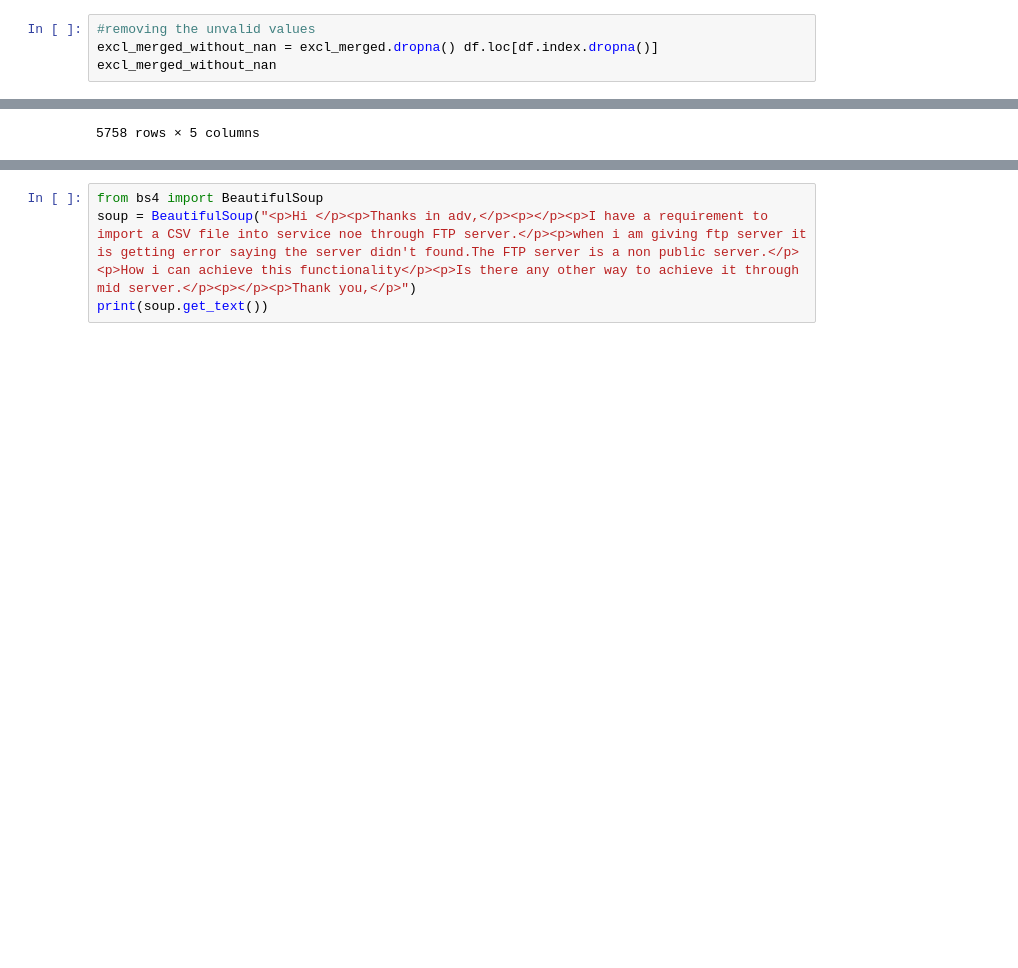
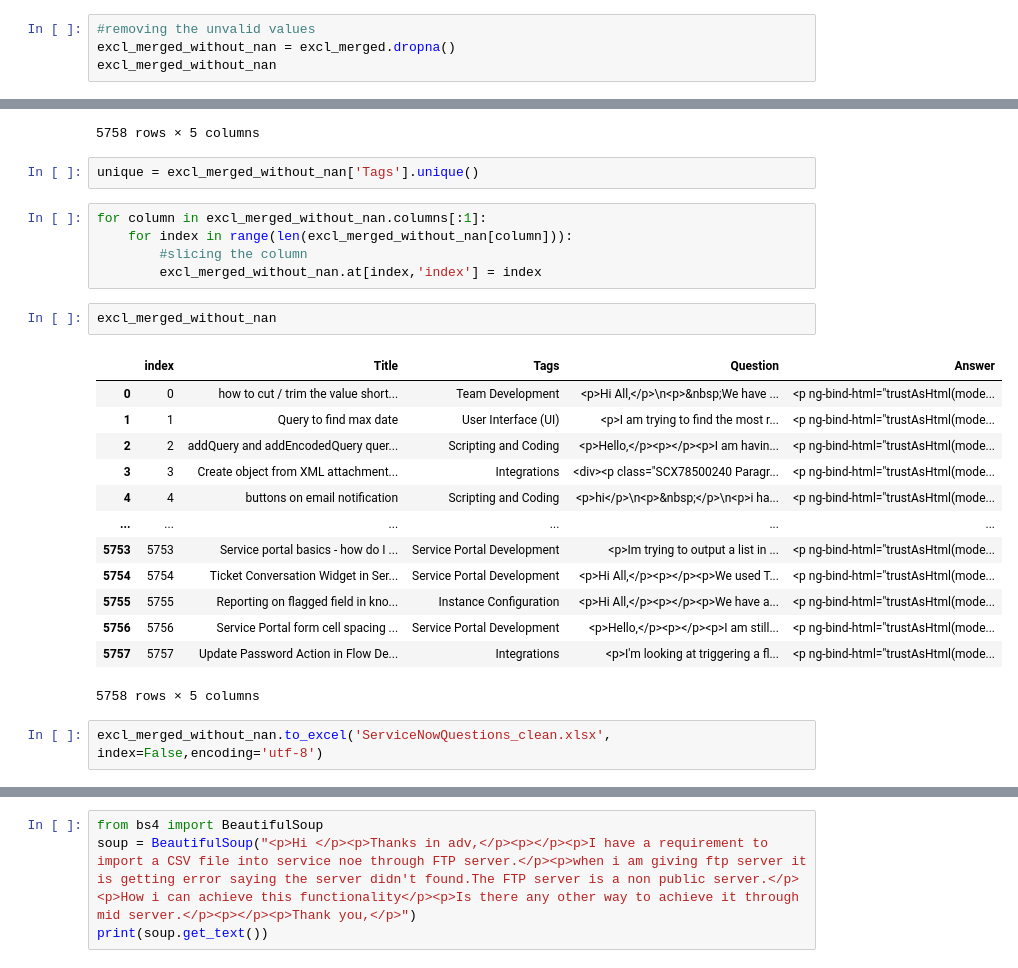
Before and after one commit to mahalgarcee/snaccit, a Jupyter notebook: code_main.ipynb, the cells around one changed output, grey strips where cells are left out. Drawn from its saved outputs; the diff is of its cells as text; blank space fills up the shorter version.

```diff
--- a/code_main.ipynb
+++ b/code_main.ipynb
@@ -38,7 +38,7 @@ excl_merged
 9937 rows × 4 columns
 # %%
 #removing the unvalid values
-excl_merged_without_nan = excl_merged.dropna() df.loc[df.index.dropna()]
+excl_merged_without_nan = excl_merged.dropna()
 excl_merged_without_nan
 # %% [output]
 |  | Title | Tags | Question | Answer |
@@ -99,3 +95,28 @@ excl_merged_without_nan
 | 5756 | 9935 | Service Portal form cell spacing ... | Service Portal Development | <p>Hello,</p><p></p><p>I am still... | <p ng-bind-html="trustAsHtml(mode... |
 | 5757 | 9936 | Update Password Action in Flow De... | Integrations | <p>I'm looking at triggering a fl... | <p ng-bind-html="trustAsHtml(mode... |
 5758 rows × 5 columns
+# %%
+unique = excl_merged_without_nan['Tags'].unique()
+# %%
+for column in excl_merged_without_nan.columns[:1]:
+    for index in range(len(excl_merged_without_nan[column])):
+        #slicing the column
+        excl_merged_without_nan.at[index,'index'] = index
+# %%
+excl_merged_without_nan
+# %% [output]
+|  | index | Title | Tags | Question | Answer |
+| 0 | 0 | how to cut / trim the value short... | Team Development | <p>Hi All,</p>\n<p>&nbsp;We have ... | <p ng-bind-html="trustAsHtml(mode... |
+| 1 | 1 | Query to find max date | User Interface (UI) | <p>I am trying to find the most r... | <p ng-bind-html="trustAsHtml(mode... |
+| 2 | 2 | addQuery and addEncodedQuery quer... | Scripting and Coding | <p>Hello,</p><p></p><p>I am havin... | <p ng-bind-html="trustAsHtml(mode... |
+| 3 | 3 | Create object from XML attachment... | Integrations | <div><p class="SCX78500240 Paragr... | <p ng-bind-html="trustAsHtml(mode... |
+| 4 | 4 | buttons on email notification | Scripting and Coding | <p>hi</p>\n<p>&nbsp;</p>\n<p>i ha... | <p ng-bind-html="trustAsHtml(mode... |
+| ... | ... | ... | ... | ... | ... |
+| 5753 | 5753 | Service portal basics - how do I ... | Service Portal Development | <p>Im trying to output a list in ... | <p ng-bind-html="trustAsHtml(mode... |
+| 5754 | 5754 | Ticket Conversation Widget in Ser... | Service Portal Development | <p>Hi All,</p><p></p><p>We used T... | <p ng-bind-html="trustAsHtml(mode... |
+| 5755 | 5755 | Reporting on flagged field in kno... | Instance Configuration | <p>Hi All,</p><p></p><p>We have a... | <p ng-bind-html="trustAsHtml(mode... |
+| 5756 | 5756 | Service Portal form cell spacing ... | Service Portal Development | <p>Hello,</p><p></p><p>I am still... | <p ng-bind-html="trustAsHtml(mode... |
+| 5757 | 5757 | Update Password Action in Flow De... | Integrations | <p>I'm looking at triggering a fl... | <p ng-bind-html="trustAsHtml(mode... |
+5758 rows × 5 columns
+# %%
+excl_merged_without_nan.to_excel('ServiceNowQuestions_clean.xlsx', index=False,encoding='utf-8')
```
Also changed, not shown: parts of 2 cells of this notebook, 2 other files.
